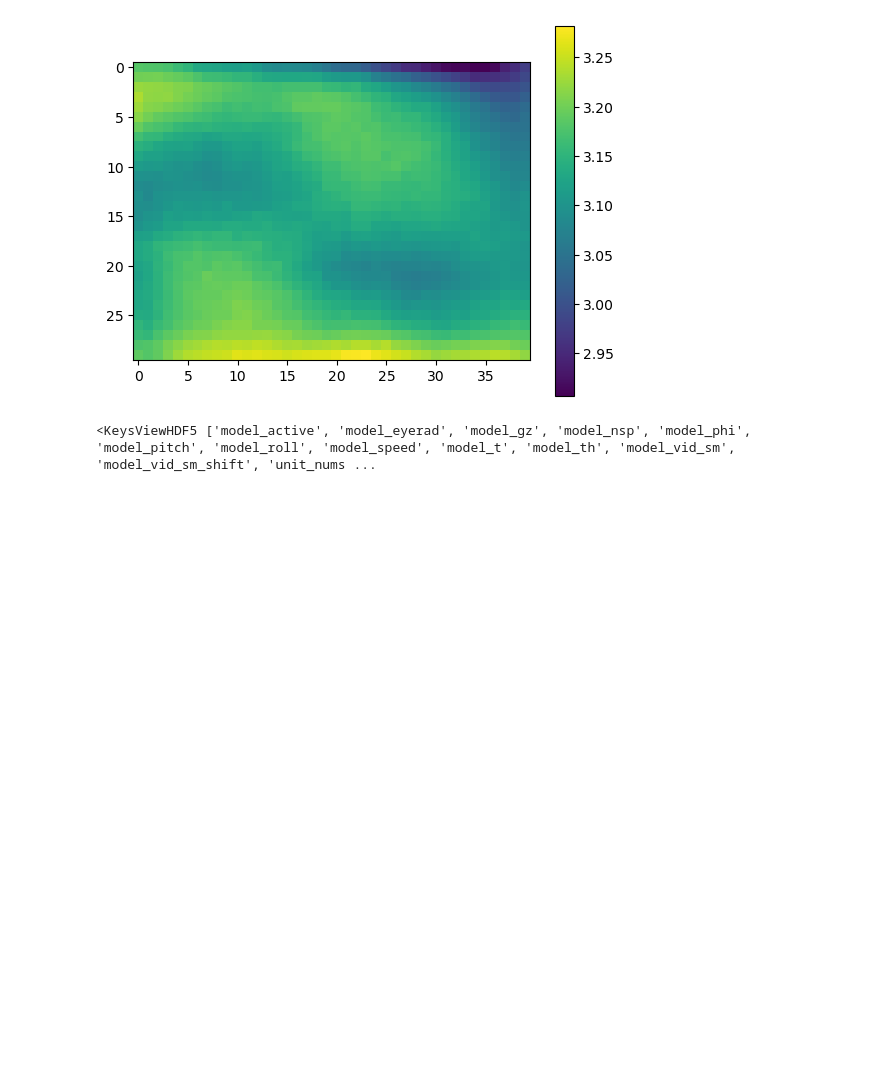
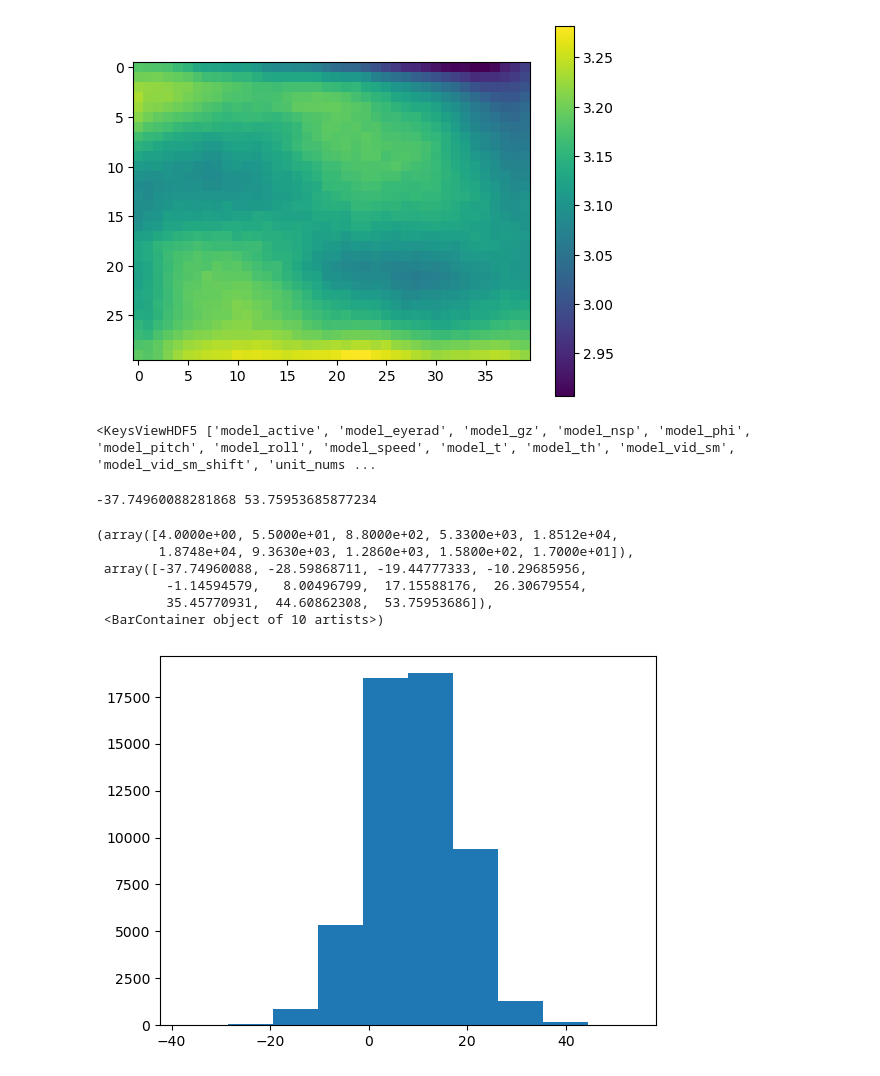
Before and after one commit to BonnenLab/U19-preliminary-data-analysis, a Jupyter notebook: simple-motion-stats.ipynb, the cells around one changed output. Saved outputs shown, nothing was run; the diff lists cells and outputs as text; code cells hidden in the pictures; blank space fills up the shorter version.

```diff
--- a/simple-motion-stats.ipynb
+++ b/simple-motion-stats.ipynb
@@ -75,0 +84,16 @@ f.keys()
+# %%
+# visualizing the rotational angle of the head
+
+head_roll = f['model_roll'][:]
+print(np.nanmin(head_roll),np.nanmax(head_roll))
+
+plt.hist(f['model_roll']
+# %% [output]
+-37.74960088281868 53.75953685877234
+(array([4.0000e+00, 5.5000e+01, 8.8000e+02, 5.3300e+03, 1.8512e+04,
+        1.8748e+04, 9.3630e+03, 1.2860e+03, 1.5800e+02, 1.7000e+01]),
+ array([-37.74960088, -28.59868711, -19.44777333, -10.29685956,
+         -1.14594579,   8.00496799,  17.15588176,  26.30679554,
+         35.45770931,  44.60862308,  53.75953686]),
+ <BarContainer object of 10 artists>)
+[figure, added]
```
Also changed, not shown: parts of 2 cells of this notebook, 2 other files.
